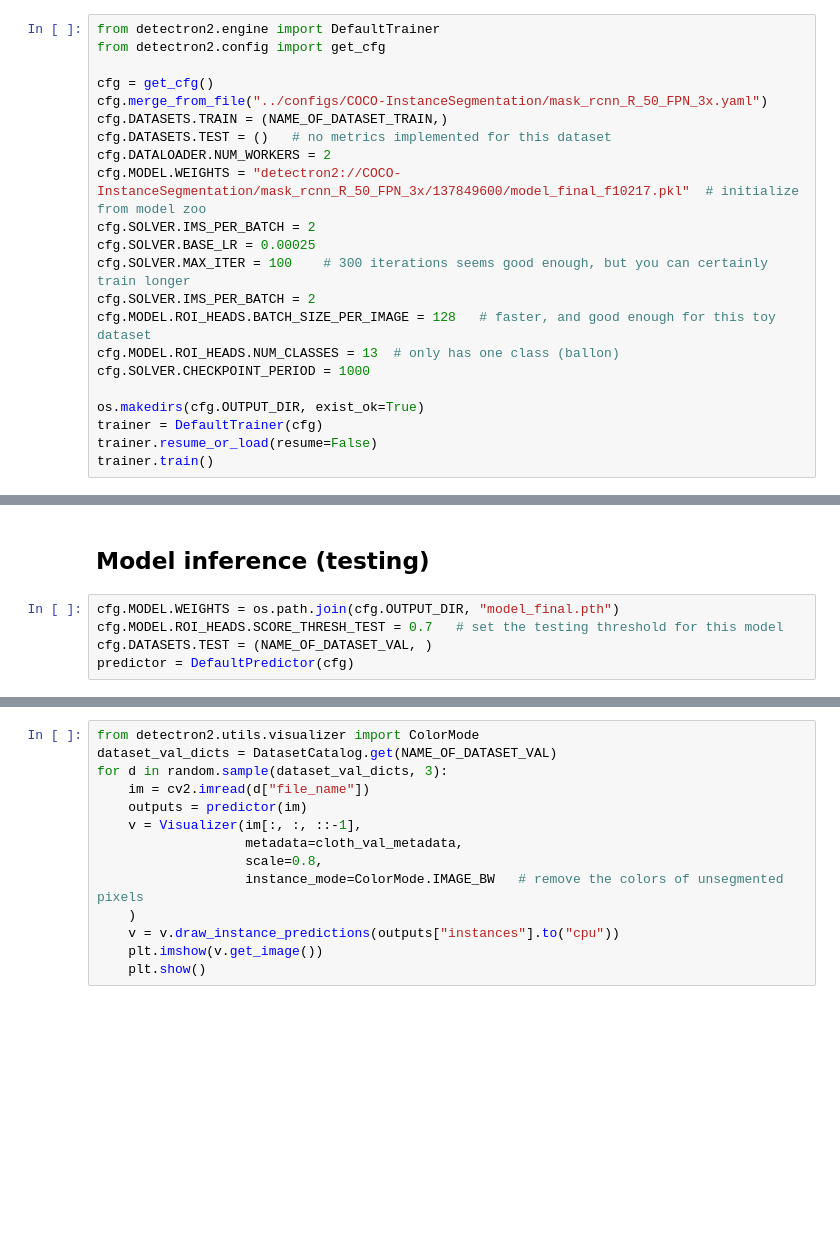
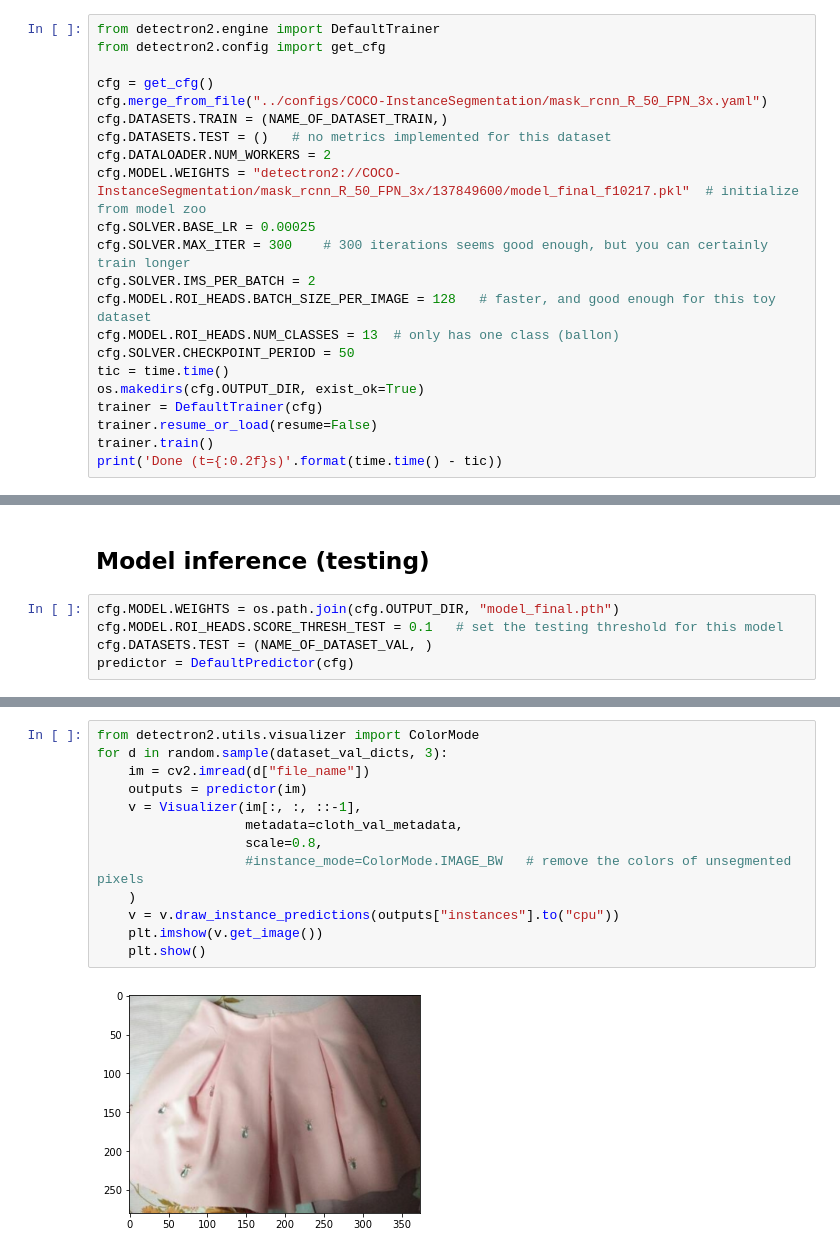
Before and after one commit to chaoso/Detectron2-deepfashion2, a Jupyter notebook: deepfashion2/inspect_data.ipynb, the cells around one changed output, grey strips where cells are left out. Saved outputs shown, nothing was run; the diff lists cells and outputs as text; blank space fills up the shorter version.

Commit message:
Make training work and inference

```diff
--- a/deepfashion2/inspect_data.ipynb
+++ b/deepfashion2/inspect_data.ipynb
@@ -155,16 +157,16 @@ cfg.DATASETS.TRAIN = (NAME_OF_DATASET_TRAIN,)
 cfg.DATASETS.TEST = ()   # no metrics implemented for this dataset
 cfg.DATALOADER.NUM_WORKERS = 2
 cfg.MODEL.WEIGHTS = "detectron2://COCO-InstanceSegmentation/mask_rcnn_R_50_FPN_3x/137849600/model_final_f10217.pkl"  # initialize from model zoo
-cfg.SOLVER.IMS_PER_BATCH = 2
 cfg.SOLVER.BASE_LR = 0.00025
-cfg.SOLVER.MAX_ITER = 100    # 300 iterations seems good enough, but you can certainly train longer
+cfg.SOLVER.MAX_ITER = 300    # 300 iterations seems good enough, but you can certainly train longer
 cfg.SOLVER.IMS_PER_BATCH = 2
 cfg.MODEL.ROI_HEADS.BATCH_SIZE_PER_IMAGE = 128   # faster, and good enough for this toy dataset
 cfg.MODEL.ROI_HEADS.NUM_CLASSES = 13  # only has one class (ballon)
-cfg.SOLVER.CHECKPOINT_PERIOD = 1000
-
+cfg.SOLVER.CHECKPOINT_PERIOD = 50
+tic = time.time()
 os.makedirs(cfg.OUTPUT_DIR, exist_ok=True)
 trainer = DefaultTrainer(cfg)
 trainer.resume_or_load(resume=False)
 trainer.train()
+print('Done (t={:0.2f}s)'.format(time.time() - tic))
 # %% [output]
@@ -189,6 +197,6 @@ GeneralizedRCNN(
 ## Model inference (testing)
 # %%
 cfg.MODEL.WEIGHTS = os.path.join(cfg.OUTPUT_DIR, "model_final.pth")
-cfg.MODEL.ROI_HEADS.SCORE_THRESH_TEST = 0.7   # set the testing threshold for this model
+cfg.MODEL.ROI_HEADS.SCORE_THRESH_TEST = 0.1   # set the testing threshold for this model
 cfg.DATASETS.TEST = (NAME_OF_DATASET_VAL, )
 predictor = DefaultPredictor(cfg)
@@ -195,14 +208,15 @@ predictor = DefaultPredictor(cfg)
 # %%
 from detectron2.utils.visualizer import ColorMode
-dataset_val_dicts = DatasetCatalog.get(NAME_OF_DATASET_VAL)
 for d in random.sample(dataset_val_dicts, 3):
     im = cv2.imread(d["file_name"])
     outputs = predictor(im)
     v = Visualizer(im[:, :, ::-1],
                    metadata=cloth_val_metadata,
                    scale=0.8,
-                   instance_mode=ColorMode.IMAGE_BW   # remove the colors of unsegmented pixels
+                   #instance_mode=ColorMode.IMAGE_BW   # remove the colors of unsegmented pixels
     )
     v = v.draw_instance_predictions(outputs["instances"].to("cpu"))
     plt.imshow(v.get_image())
     plt.show()
+# %% [output]
+[figure, added]
```
Also changed, not shown: parts of 9 cells of this notebook, 2 other files.
